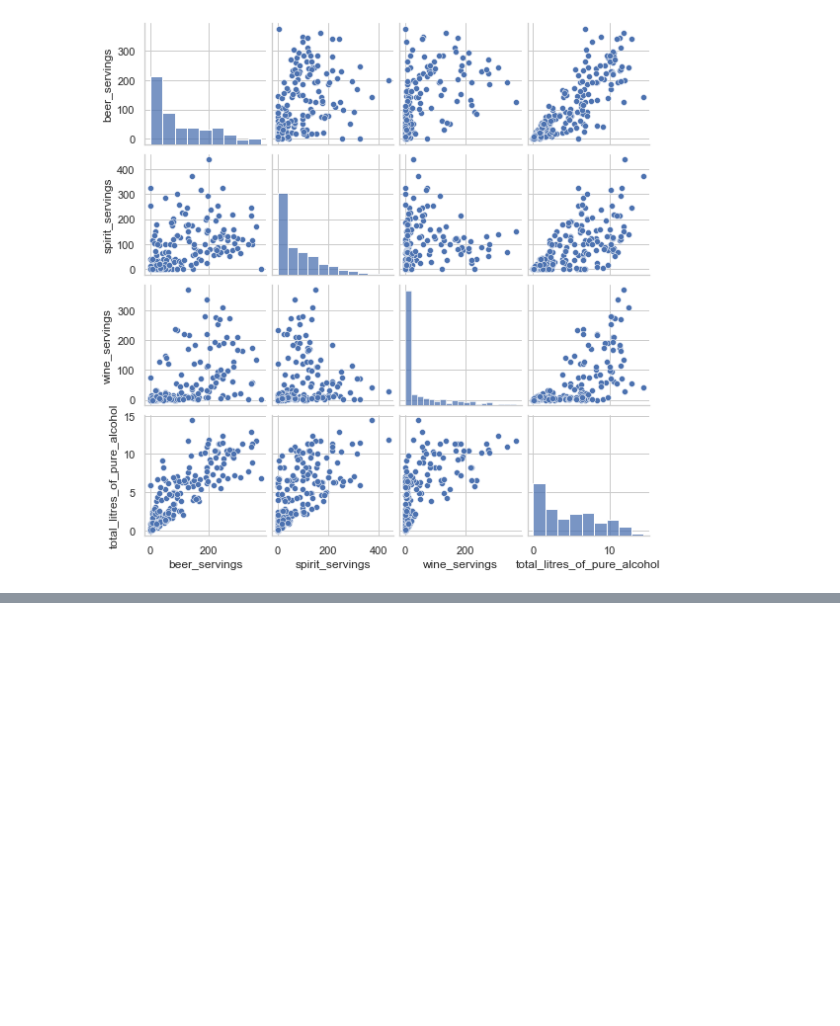
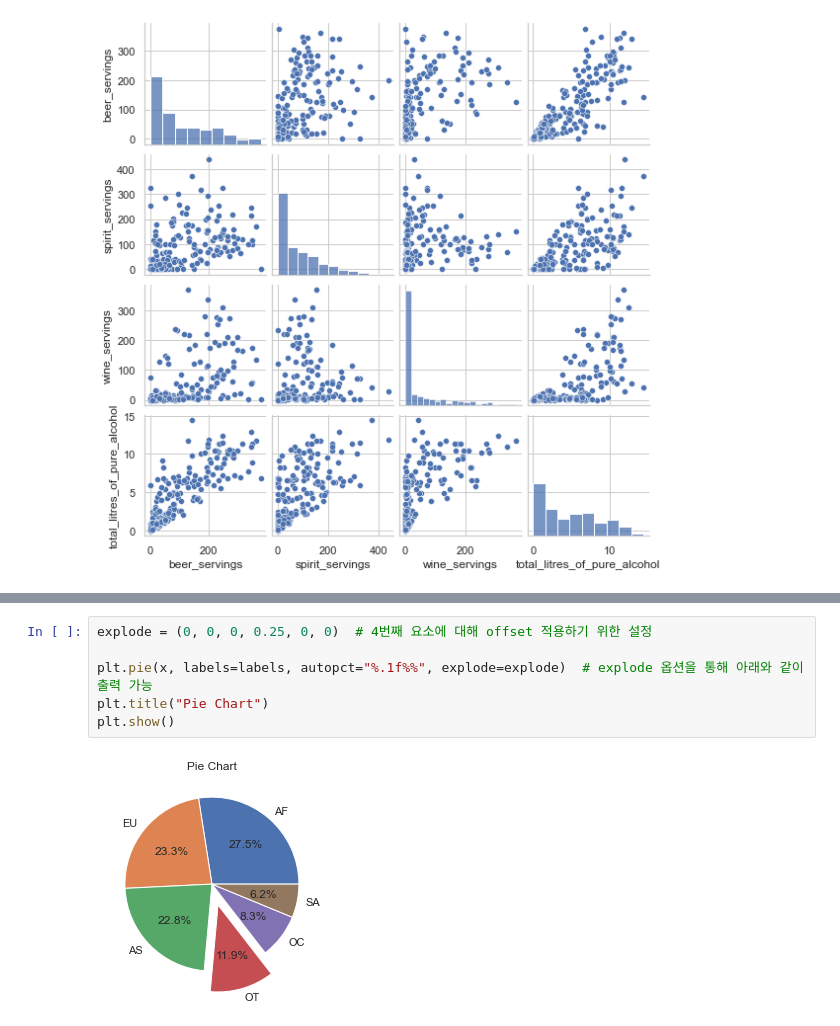
Before and after one commit to hyunjuyo/python, a Jupyter notebook: Data_analysis/drinks_data.ipynb, the cells around one changed output, grey strips where cells are left out. Drawn from its saved outputs; the diff is of its cells as text; blank space fills up the shorter version.

```diff
--- a/Data_analysis/drinks_data.ipynb
+++ b/Data_analysis/drinks_data.ipynb
@@ -165,0 +265,8 @@ sns.pairplot(drinks[["beer_servings", "spirit_servings", "wine_servings", "total
+# %%
+explode = (0, 0, 0, 0.25, 0, 0)  # 4번째 요소에 대해 offset 적용하기 위한 설정
+
+plt.pie(x, labels=labels, autopct="%.1f%%", explode=explode)  # explode 옵션을 통해 아래와 같이 출력 가능
+plt.title("Pie Chart")
+plt.show()
+# %% [output]
+[figure, added]
```
Also changed, not shown: parts of 27 cells of this notebook.
